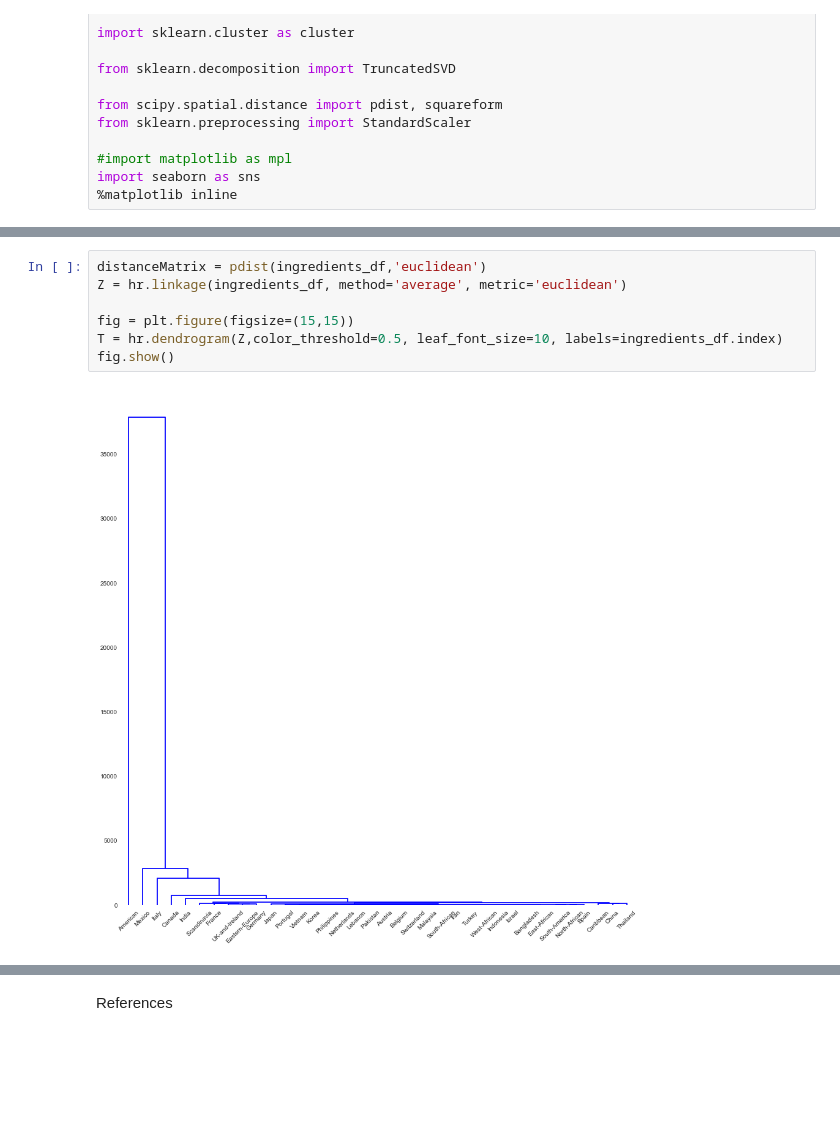
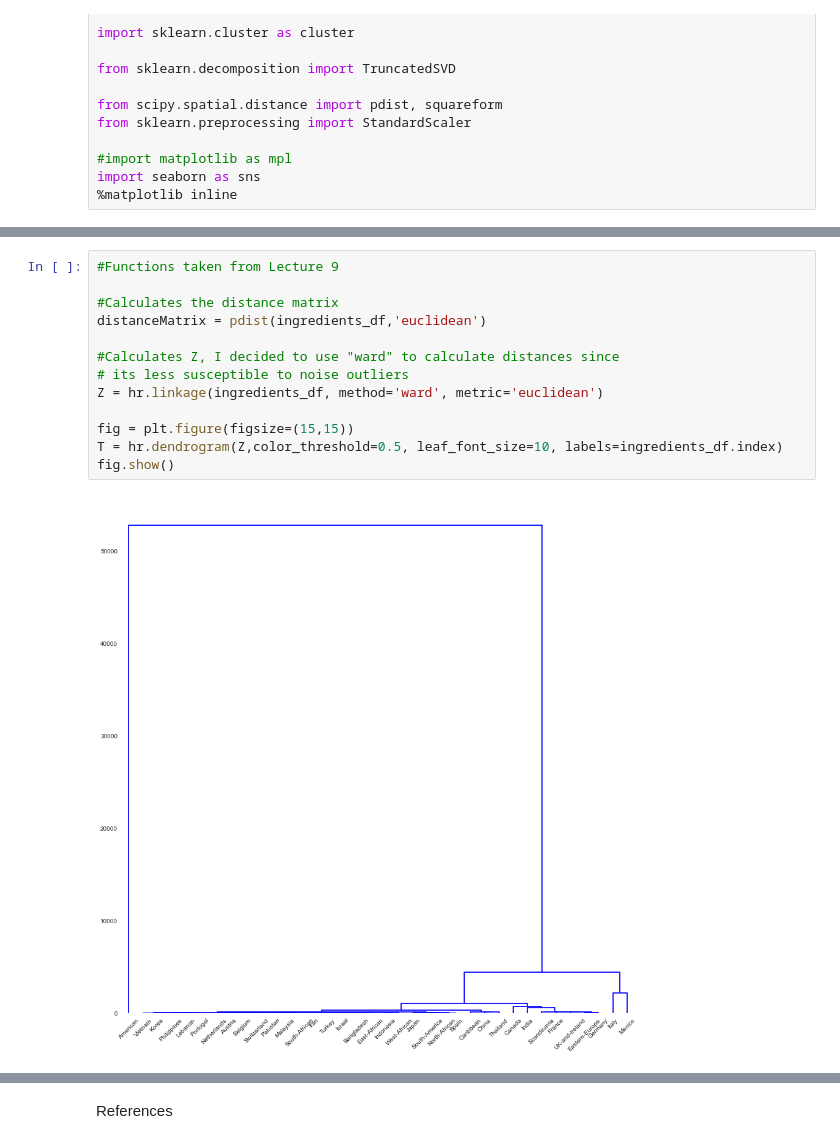
Before and after one commit to ggodinez/spring-2015-homeworks, a Jupyter notebook: submissions/Homework-4/4.Food-recipes.ipynb, the cells around one changed output, grey strips where cells are left out. Drawn from its saved outputs; the diff is of its cells as text; blank space fills up the shorter version.

```diff
--- a/submissions/Homework-4/4.Food-recipes.ipynb
+++ b/submissions/Homework-4/4.Food-recipes.ipynb
@@ -90,11 +92,17 @@ ingredients_df
 | West-African | 0 | 0 | 0 | 0 | 0 | 0 | 0 | 0 | 0 | 0 | ... |
 36 rows × 346 columns
 # %%
+#Functions taken from Lecture 9
+
+#Calculates the distance matrix
 distanceMatrix = pdist(ingredients_df,'euclidean')
-Z = hr.linkage(ingredients_df, method='average', metric='euclidean')
+
+#Calculates Z, I decided to use "ward" to calculate distances since
+# its less susceptible to noise outliers
+Z = hr.linkage(ingredients_df, method='ward', metric='euclidean')
 
 fig = plt.figure(figsize=(15,15))
 T = hr.dendrogram(Z,color_threshold=0.5, leaf_font_size=10, labels=ingredients_df.index)
 fig.show()
 # %% [output]
-[figure, old version]
+[figure, new version]
```
Also changed, not shown: parts of 9 cells of this notebook.
